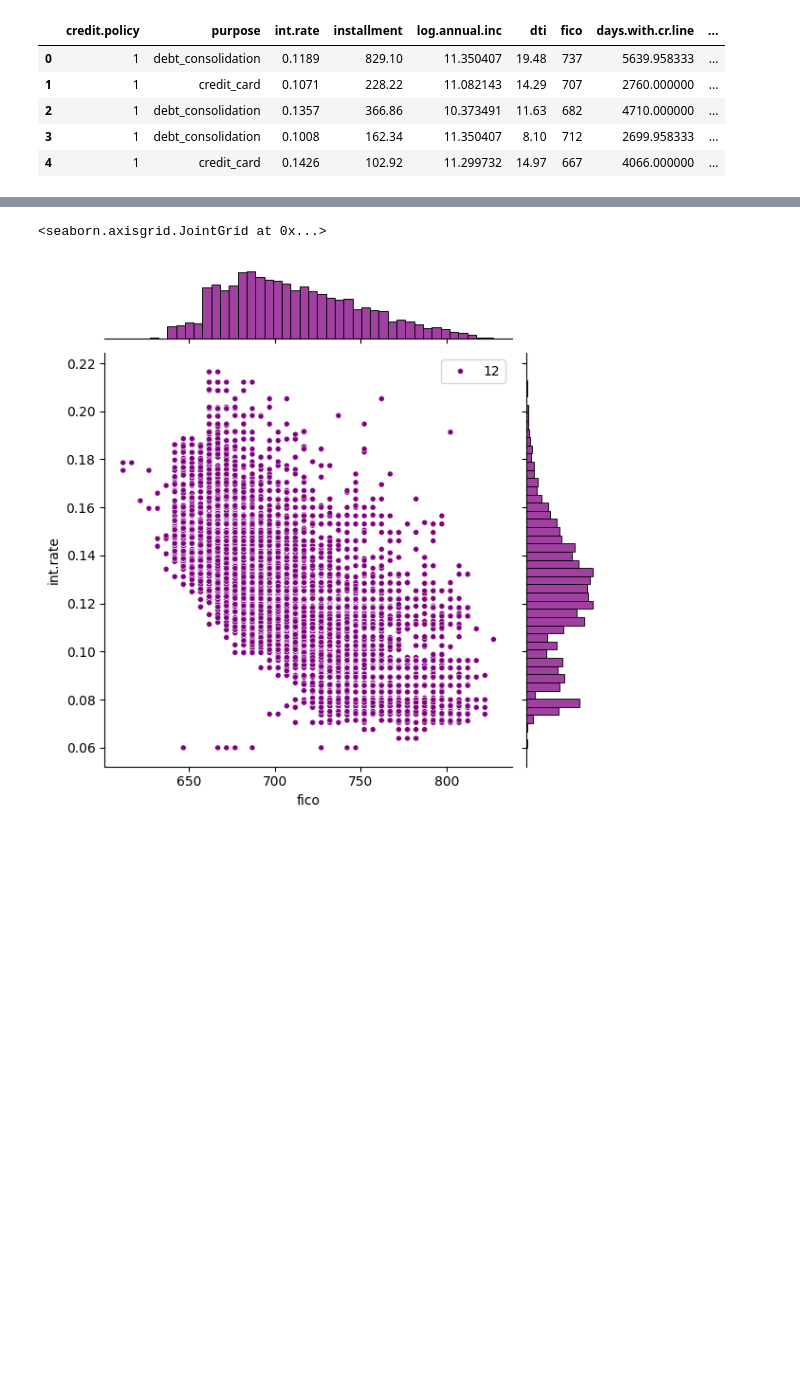
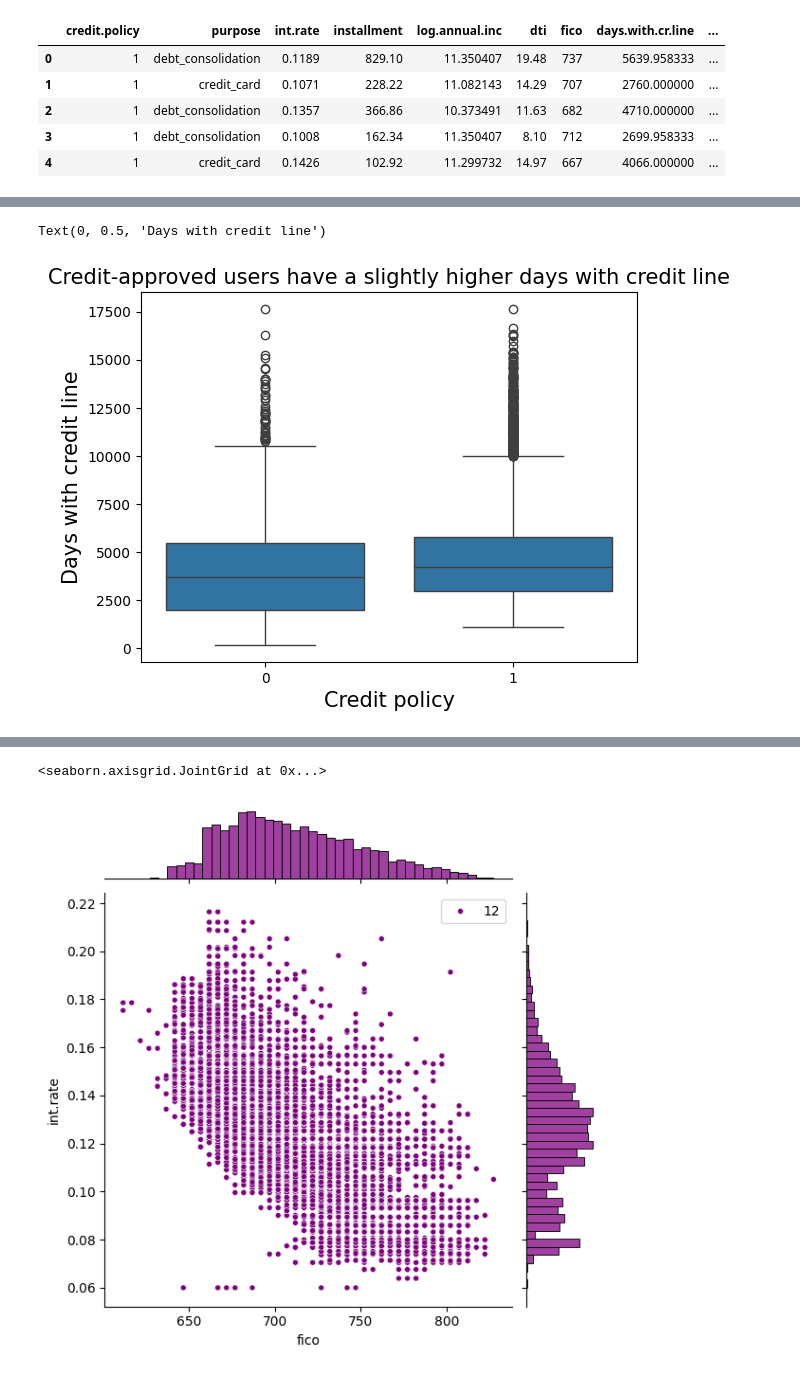
Before and after one commit to vardhan2303A52384/alml_2384, a Jupyter notebook: AIML_LAB_9.ipynb, the cells around one changed output, grey strips where cells are left out. Saved outputs shown, nothing was run; the diff lists cells and outputs as text; code cells hidden in the pictures; blank space fills up the shorter version.

```diff
--- a/AIML_LAB_9.ipynb
+++ b/AIML_LAB_9.ipynb
@@ -94,0 +94,8 @@ Text(0.5, 0, 'FICO score')
+# %%
+sns.boxplot(x=df['credit.policy'],y=df['days.with.cr.line'])
+plt.title("Credit-approved users have a slightly higher days with credit line", fontsize=15)
+plt.xlabel("Credit policy",fontsize=15)
+plt.ylabel("Days with credit line",fontsize=15)
+# %% [output]
+Text(0, 0.5, 'Days with credit line')
+[figure, added]
```
Also changed, not shown: parts of 57 cells of this notebook.
